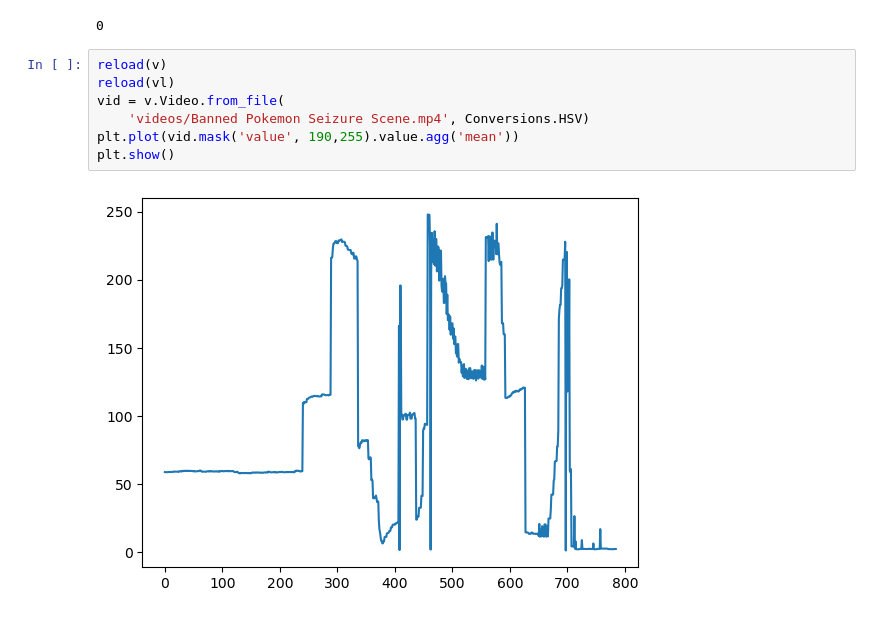
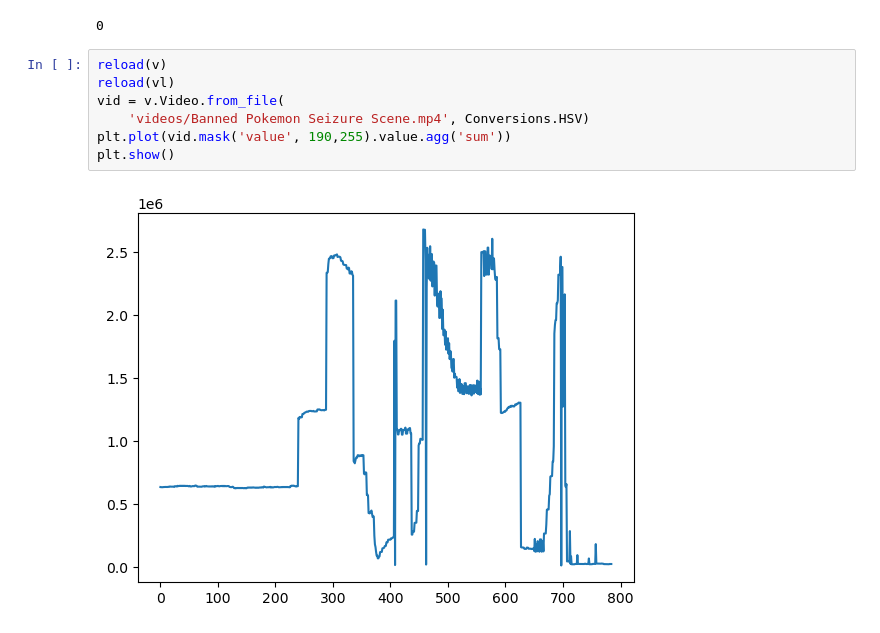
Before and after one commit to dream-team-nadia-woody/epilator, a Jupyter notebook: vid_test.ipynb, the cells around one changed output. Drawn from its saved outputs; the diff is of its cells as text.

```diff
--- a/vid_test.ipynb
+++ b/vid_test.ipynb
@@ -77,9 +77,9 @@ df_sum.apply(lambda row: row.lightness != row.v_lightness, axis=1).sum()
 # %%
 reload(v)
 reload(vl)
 vid = v.Video.from_file(
     'videos/Banned Pokemon Seizure Scene.mp4', Conversions.HSV)
-plt.plot(vid.mask('value', 190,255).value.agg('mean'))
+plt.plot(vid.mask('value', 190,255).value.agg('sum'))
 plt.show()
 # %% [output]
-[figure, old version]
+[figure, new version]
```
Also changed, not shown: parts of 1 cell of this notebook, 1 other file.
